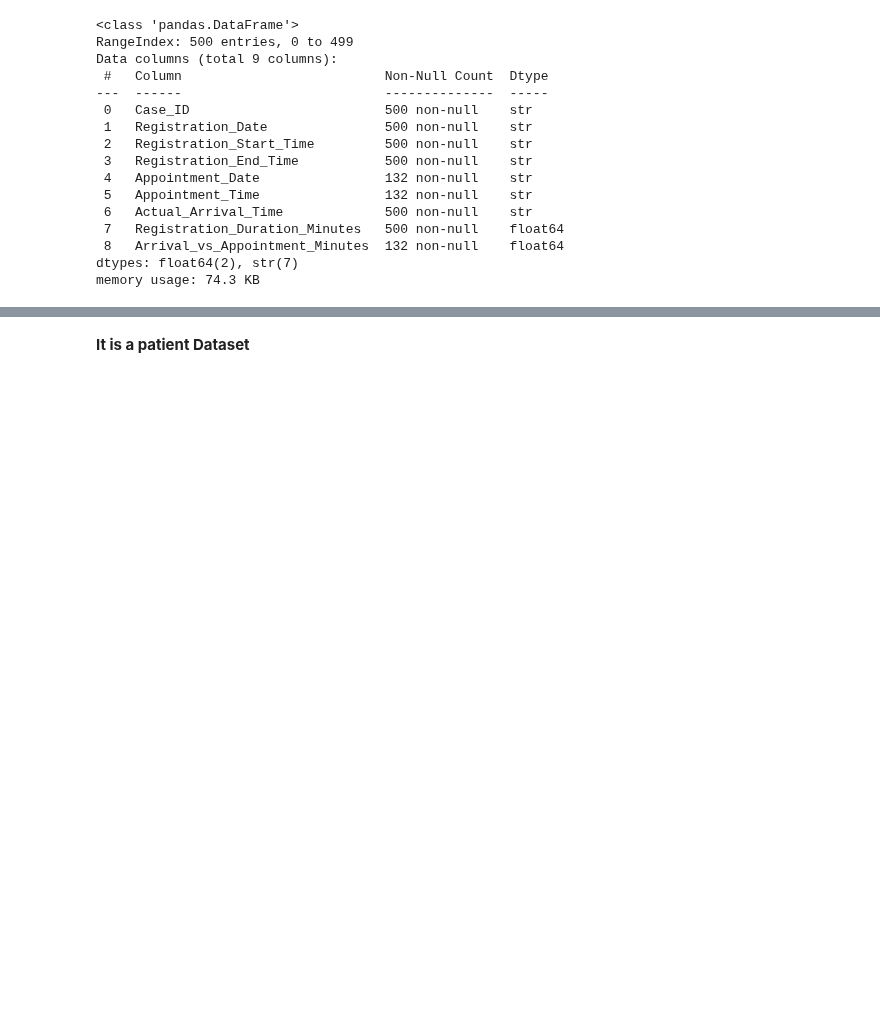
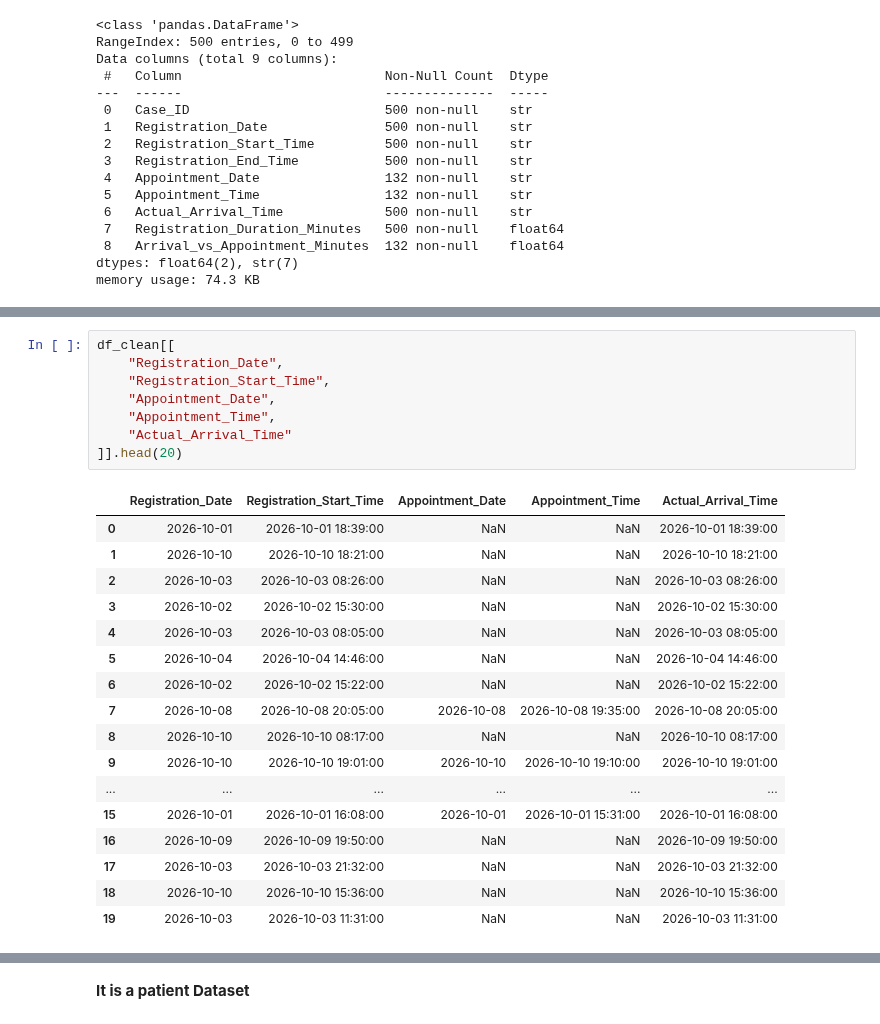
Before and after one commit to Ananyasingh0413/CareFlow---Clinical-Pathway-Process-Mining, a Jupyter notebook: healthcare_project-checkpoint.ipynb, the cells around one changed output, grey strips where cells are left out. Drawn from its saved outputs; the diff is of its cells as text; blank space fills up the shorter version.

```diff
--- a/healthcare_project-checkpoint.ipynb
+++ b/healthcare_project-checkpoint.ipynb
@@ -64,0 +103,26 @@ memory usage: 74.3 KB
+# %%
+df_clean[[
+    "Registration_Date",
+    "Registration_Start_Time",
+    "Appointment_Date",
+    "Appointment_Time",
+    "Actual_Arrival_Time"
+]].head(20)
+# %% [output]
+|  | Registration_Date | Registration_Start_Time | Appointment_Date | Appointment_Time | Actual_Arrival_Time |
+| 0 | 2026-10-01 | 2026-10-01 18:39:00 | NaN | NaN | 2026-10-01 18:39:00 |
+| 1 | 2026-10-10 | 2026-10-10 18:21:00 | NaN | NaN | 2026-10-10 18:21:00 |
+| 2 | 2026-10-03 | 2026-10-03 08:26:00 | NaN | NaN | 2026-10-03 08:26:00 |
+| 3 | 2026-10-02 | 2026-10-02 15:30:00 | NaN | NaN | 2026-10-02 15:30:00 |
+| 4 | 2026-10-03 | 2026-10-03 08:05:00 | NaN | NaN | 2026-10-03 08:05:00 |
+| 5 | 2026-10-04 | 2026-10-04 14:46:00 | NaN | NaN | 2026-10-04 14:46:00 |
+| 6 | 2026-10-02 | 2026-10-02 15:22:00 | NaN | NaN | 2026-10-02 15:22:00 |
+| 7 | 2026-10-08 | 2026-10-08 20:05:00 | 2026-10-08 | 2026-10-08 19:35:00 | 2026-10-08 20:05:00 |
+| 8 | 2026-10-10 | 2026-10-10 08:17:00 | NaN | NaN | 2026-10-10 08:17:00 |
+| 9 | 2026-10-10 | 2026-10-10 19:01:00 | 2026-10-10 | 2026-10-10 19:10:00 | 2026-10-10 19:01:00 |
+| ... | ... | ... | ... | ... | ... |
+| 15 | 2026-10-01 | 2026-10-01 16:08:00 | 2026-10-01 | 2026-10-01 15:31:00 | 2026-10-01 16:08:00 |
+| 16 | 2026-10-09 | 2026-10-09 19:50:00 | NaN | NaN | 2026-10-09 19:50:00 |
+| 17 | 2026-10-03 | 2026-10-03 21:32:00 | NaN | NaN | 2026-10-03 21:32:00 |
+| 18 | 2026-10-10 | 2026-10-10 15:36:00 | NaN | NaN | 2026-10-10 15:36:00 |
+| 19 | 2026-10-03 | 2026-10-03 11:31:00 | NaN | NaN | 2026-10-03 11:31:00 |
```
Also changed, not shown: parts of 23 cells of this notebook.
